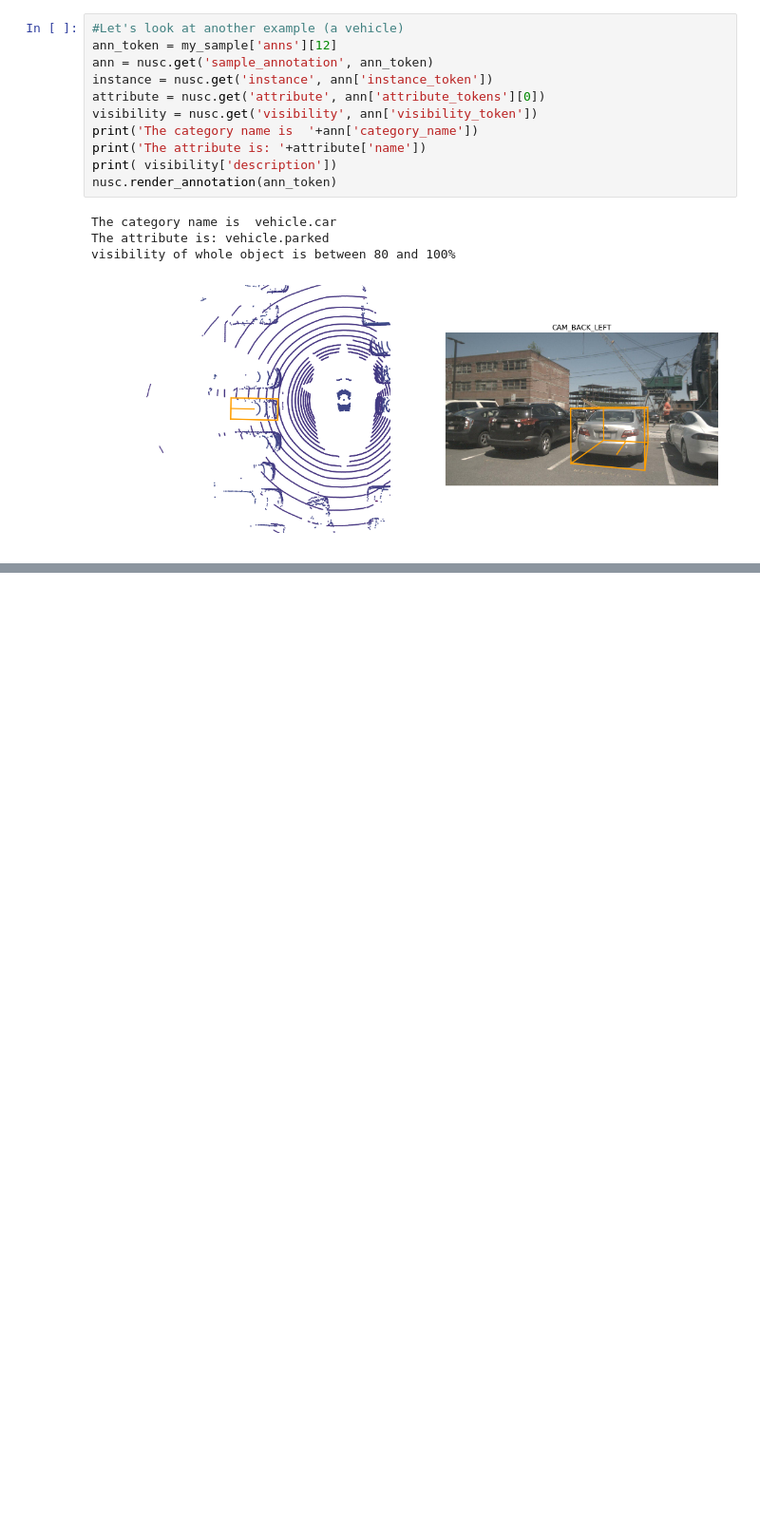
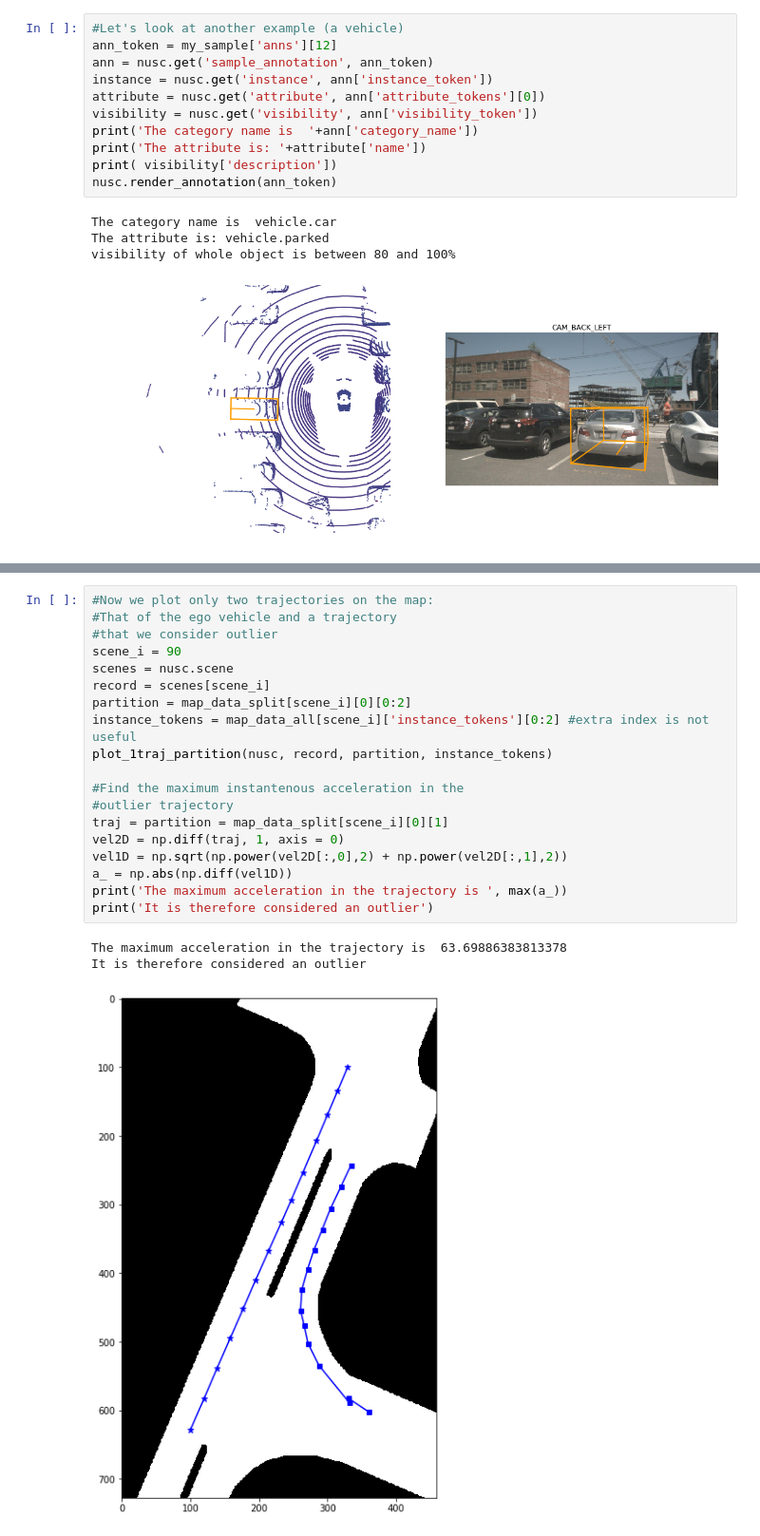
Before and after one commit to jogarrid/nuscenes, a Jupyter notebook: Nuscenes dataset exploration.ipynb, the cells around one changed output, grey strips where cells are left out. Shown at 95% size. Cells and saved outputs as stored; diff of their text form; blank space fills up the shorter version.

```diff
--- a/Nuscenes dataset exploration.ipynb
+++ b/Nuscenes dataset exploration.ipynb
@@ -116,0 +222,23 @@ visibility of whole object is between 80 and 100%
+# %%
+#Now we plot only two trajectories on the map:
+#That of the ego vehicle and a trajectory
+#that we consider outlier
+scene_i = 90
+scenes = nusc.scene
+record = scenes[scene_i]
+partition = map_data_split[scene_i][0][0:2]
+instance_tokens = map_data_all[scene_i]['instance_tokens'][0:2] #extra index is not useful
+plot_1traj_partition(nusc, record, partition, instance_tokens)
+
+#Find the maximum instantenous acceleration in the
+#outlier trajectory
+traj = partition = map_data_split[scene_i][0][1]
+vel2D = np.diff(traj, 1, axis = 0)
+vel1D = np.sqrt(np.power(vel2D[:,0],2) + np.power(vel2D[:,1],2))
+a_ = np.abs(np.diff(vel1D))
+print('The maximum acceleration in the trajectory is ', max(a_))
+print('It is therefore considered an outlier')
+# %% [output]
+The maximum acceleration in the trajectory is  63.69886383813378
+It is therefore considered an outlier
+[figure, added]
```
Also changed, not shown: parts of 8 cells of this notebook, 1 other file.
